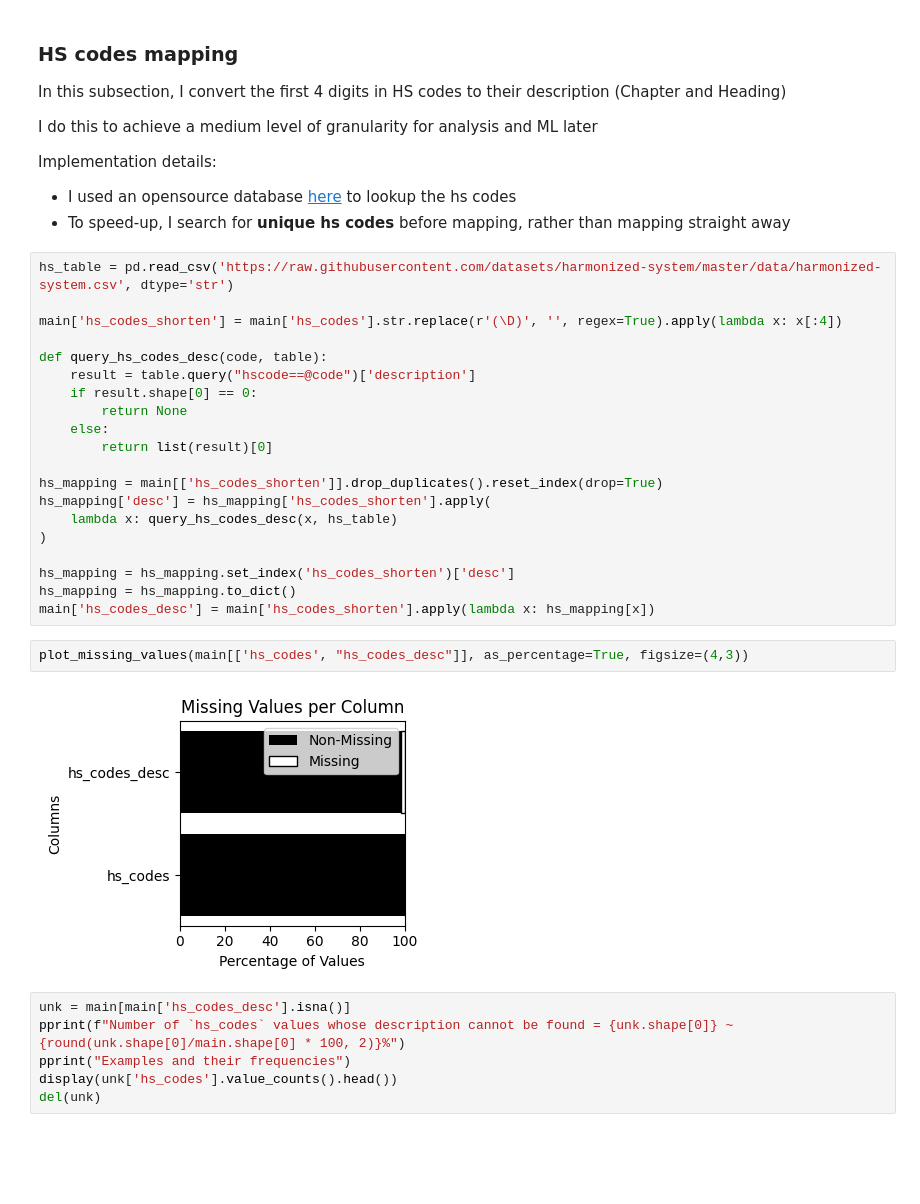
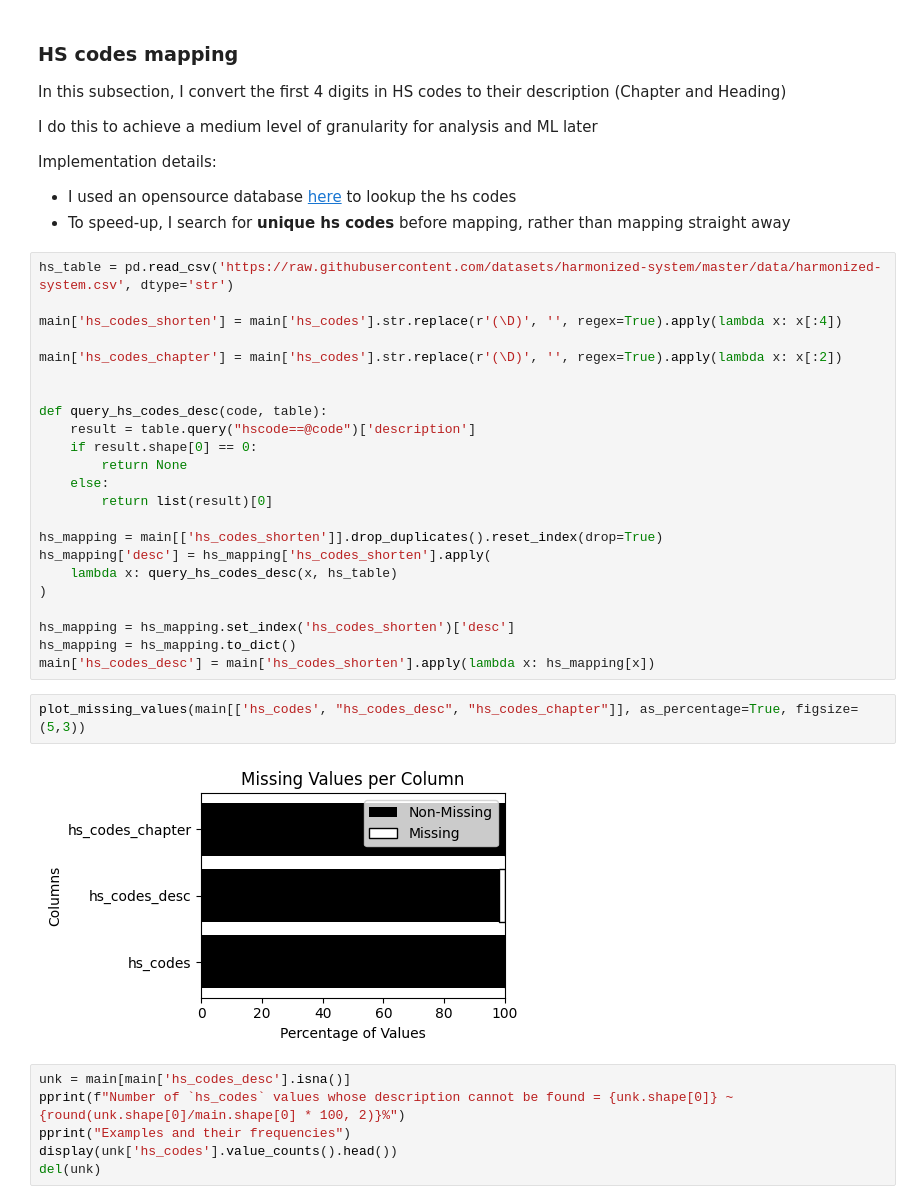
Before and after one commit to xtfocus/impgenius, a Jupyter notebook: notebooks/Skills Test Data Scientist.ipynb, the cells around one changed output. Cells and saved outputs as stored; diff of their text form; blank space fills up the shorter version.

```diff
--- a/notebooks/Skills Test Data Scientist.ipynb
+++ b/notebooks/Skills Test Data Scientist.ipynb
@@ -262,6 +296,9 @@ Implementation details:
 hs_table = pd.read_csv('https://raw.githubusercontent.com/datasets/harmonized-system/master/data/harmonized-system.csv', dtype='str')
 
 main['hs_codes_shorten'] = main['hs_codes'].str.replace(r'(\D)', '', regex=True).apply(lambda x: x[:4])
+
+main['hs_codes_chapter'] = main['hs_codes'].str.replace(r'(\D)', '', regex=True).apply(lambda x: x[:2])
+
 
 def query_hs_codes_desc(code, table):
     result = table.query("hscode==@code")['description']
@@ -279,9 +316,9 @@ hs_mapping = hs_mapping.set_index('hs_codes_shorten')['desc']
 hs_mapping = hs_mapping.to_dict()
 main['hs_codes_desc'] = main['hs_codes_shorten'].apply(lambda x: hs_mapping[x])
 # %%
-plot_missing_values(main[['hs_codes', "hs_codes_desc"]], as_percentage=True, figsize=(4,3))
+plot_missing_values(main[['hs_codes', "hs_codes_desc", "hs_codes_chapter"]], as_percentage=True, figsize=(5,3))
 # %% [output]
-[figure, old version]
+[figure, new version]
 # %%
 unk = main[main['hs_codes_desc'].isna()]
 pprint(f"Number of `hs_codes` values whose description cannot be found = {unk.shape[0]} ~ {round(unk.shape[0]/main.shape[0] * 100, 2)}%")
```
Also changed, not shown: parts of 90 cells of this notebook, 7 other files.
